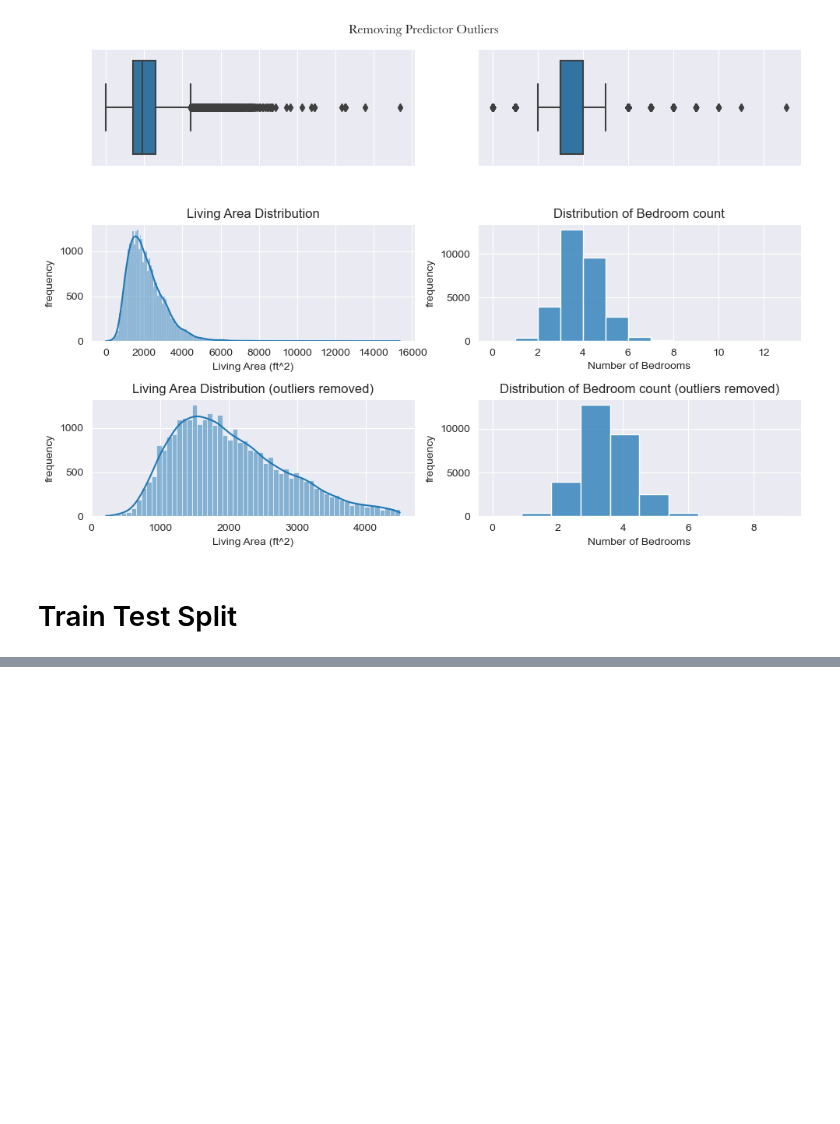
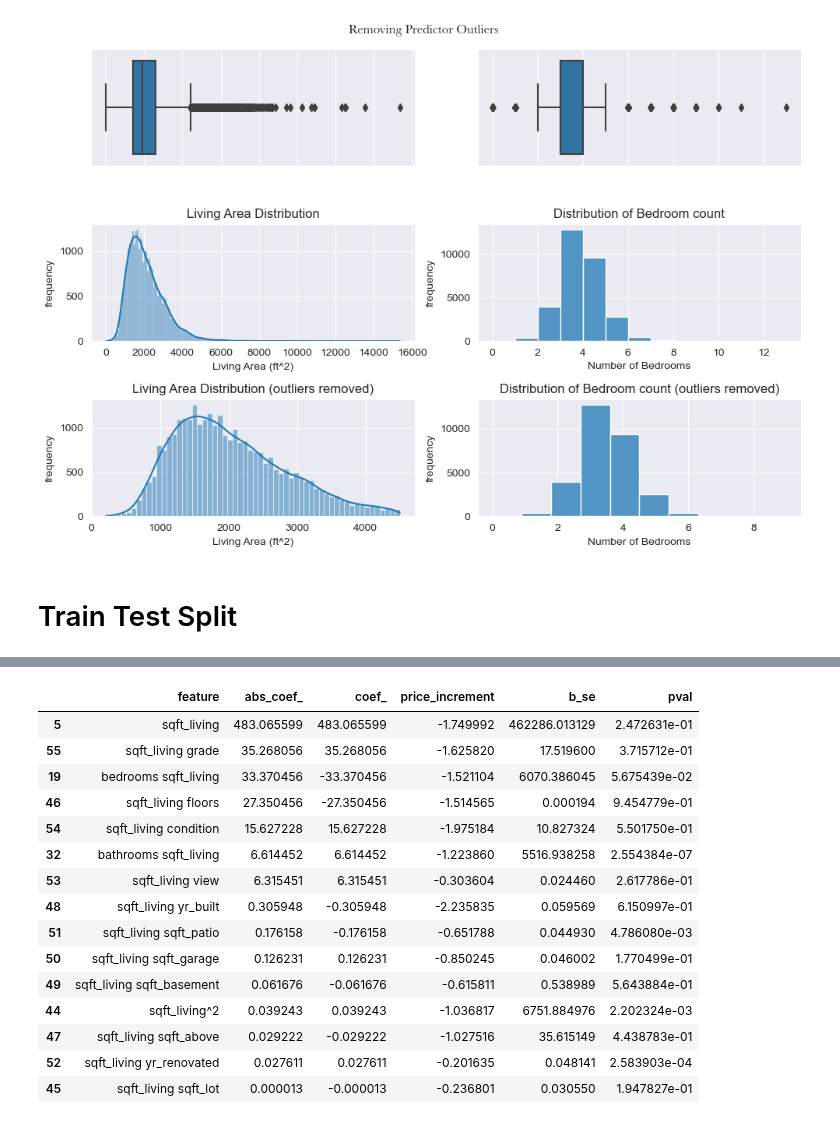
Before and after one commit to alexanderdaffara/HousingSalesRegression, a Jupyter notebook: Alex_Final_Notebook.ipynb, the cells around one changed output, grey strips where cells are left out. Cells and saved outputs as stored; diff of their text form; code cells hidden in the pictures; blank space fills up the shorter version.

```diff
--- a/Alex_Final_Notebook.ipynb
+++ b/Alex_Final_Notebook.ipynb
@@ -188,0 +544,19 @@ X_train, X_test, y_train, y_test = train_test_split(df.drop(columns='price'), df
+# %%
+feet_df
+# %% [output]
+|  | feature | abs_coef_ | coef_ | price_increment | b_se | pval |
+| 5 | sqft_living | 483.065599 | 483.065599 | -1.749992 | 462286.013129 | 2.472631e-01 |
+| 55 | sqft_living grade | 35.268056 | 35.268056 | -1.625820 | 17.519600 | 3.715712e-01 |
+| 19 | bedrooms sqft_living | 33.370456 | -33.370456 | -1.521104 | 6070.386045 | 5.675439e-02 |
+| 46 | sqft_living floors | 27.350456 | -27.350456 | -1.514565 | 0.000194 | 9.454779e-01 |
+| 54 | sqft_living condition | 15.627228 | 15.627228 | -1.975184 | 10.827324 | 5.501750e-01 |
+| 32 | bathrooms sqft_living | 6.614452 | 6.614452 | -1.223860 | 5516.938258 | 2.554384e-07 |
+| 53 | sqft_living view | 6.315451 | 6.315451 | -0.303604 | 0.024460 | 2.617786e-01 |
+| 48 | sqft_living yr_built | 0.305948 | -0.305948 | -2.235835 | 0.059569 | 6.150997e-01 |
+| 51 | sqft_living sqft_patio | 0.176158 | -0.176158 | -0.651788 | 0.044930 | 4.786080e-03 |
+| 50 | sqft_living sqft_garage | 0.126231 | 0.126231 | -0.850245 | 0.046002 | 1.770499e-01 |
+| 49 | sqft_living sqft_basement | 0.061676 | -0.061676 | -0.615811 | 0.538989 | 5.643884e-01 |
+| 44 | sqft_living^2 | 0.039243 | 0.039243 | -1.036817 | 6751.884976 | 2.202324e-03 |
+| 47 | sqft_living sqft_above | 0.029222 | -0.029222 | -1.027516 | 35.615149 | 4.438783e-01 |
+| 52 | sqft_living yr_renovated | 0.027611 | 0.027611 | -0.201635 | 0.048141 | 2.583903e-04 |
+| 45 | sqft_living sqft_lot | 0.000013 | -0.000013 | -0.236801 | 0.030550 | 1.947827e-01 |
```
Also changed, not shown: parts of 26 cells of this notebook, 1 other file.
